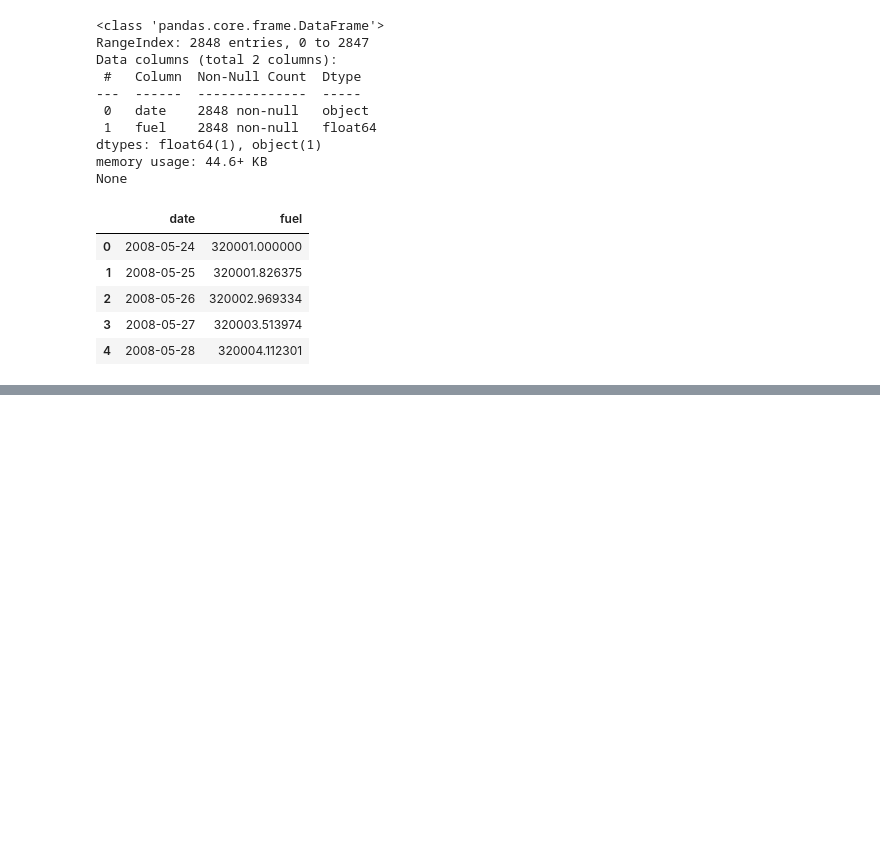
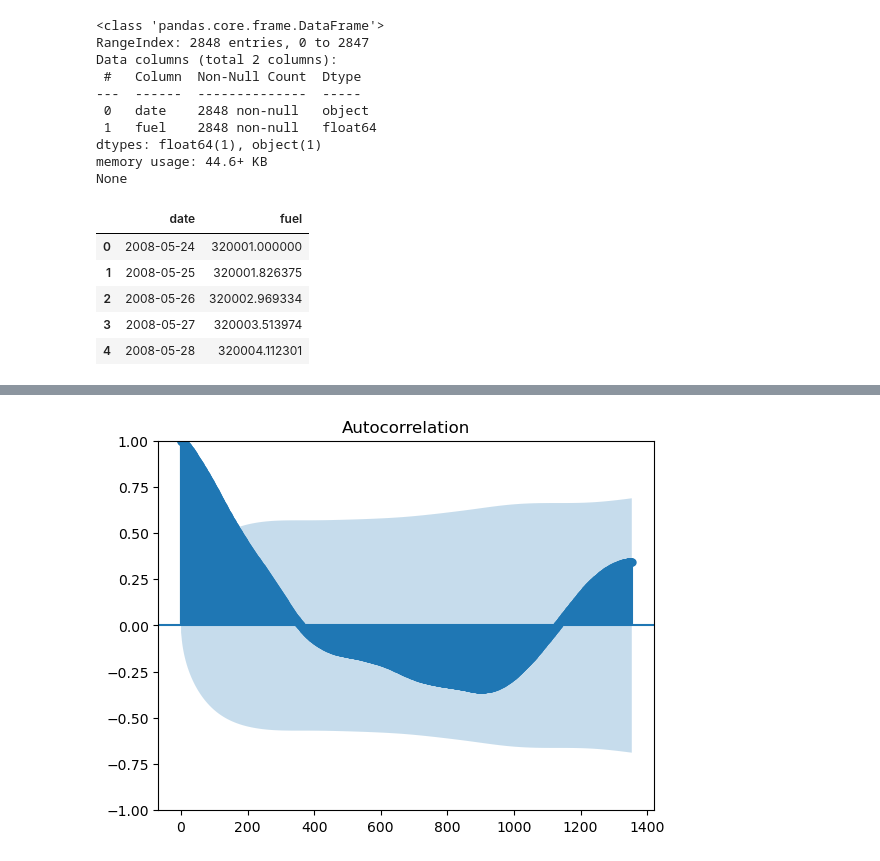
Before and after one commit to maxim-mat/DS-training, a Jupyter notebook: פרק 8 - סדרות זמן/ts_exercise.ipynb, the cells around one changed output, grey strips where cells are left out. Saved outputs shown, nothing was run; the diff lists cells and outputs as text; code cells hidden in the pictures; blank space fills up the shorter version.

```diff
--- a/פרק 8 - סדרות זמן/ts_exercise.ipynb
+++ b/פרק 8 - סדרות זמן/ts_exercise.ipynb
@@ -42,0 +55,5 @@ plt.legend()
+# %%
+plot_acf(df['fuel'], lags=len(up_to2015_df)//2)
+plt.show()
+# %% [output]
+[figure, added]
```
Also changed, not shown: parts of 20 cells of this notebook.
